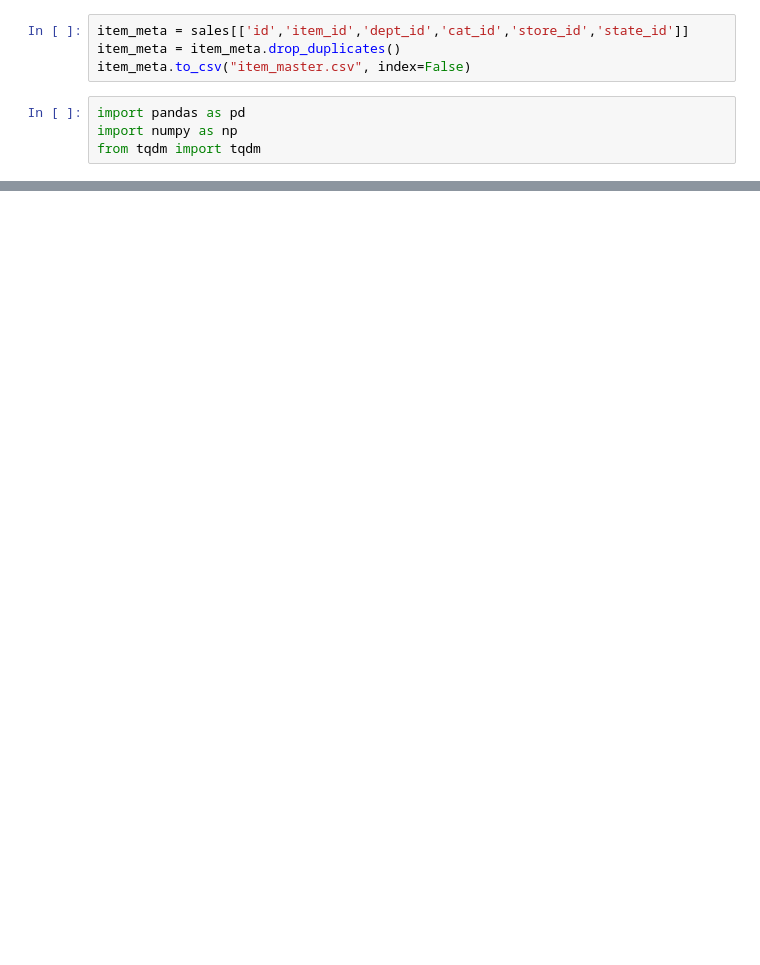
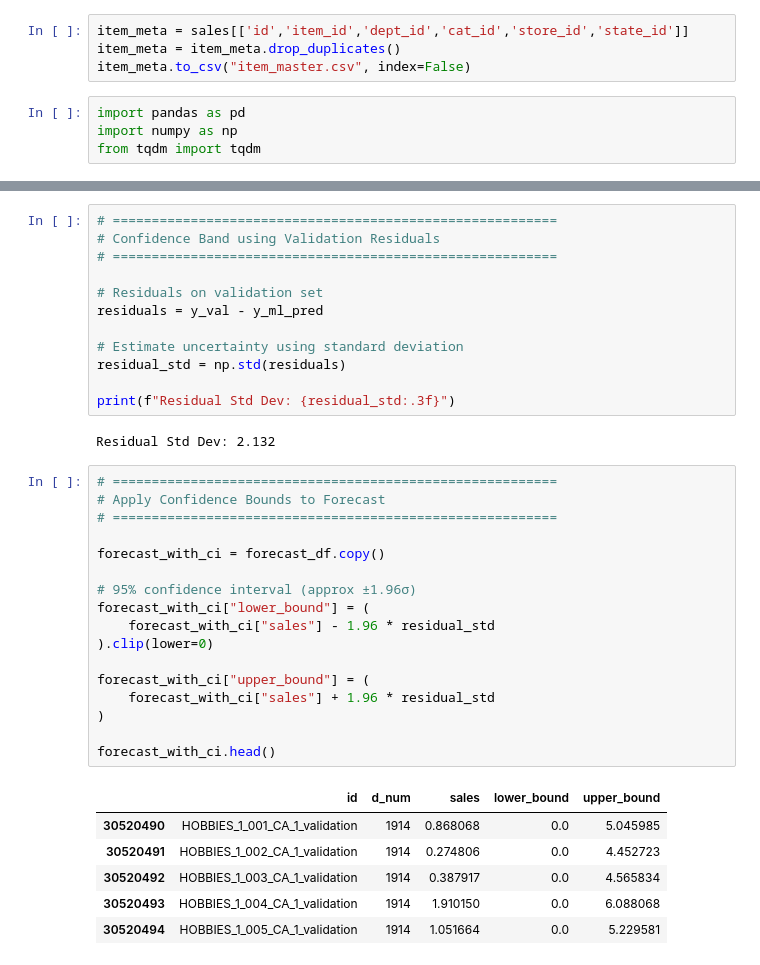
Before and after one commit to Partha0003/m5-sales-forecasting, a Jupyter notebook: forecasting-sales-with-lightgbm-m5-pipeline.ipynb, the cells around one changed output, grey strips where cells are left out. Drawn from its saved outputs; the diff is of its cells as text; blank space fills up the shorter version.

```diff
--- a/forecasting-sales-with-lightgbm-m5-pipeline.ipynb
+++ b/forecasting-sales-with-lightgbm-m5-pipeline.ipynb
@@ -625,0 +746,38 @@ print("historical_monthly.csv saved")
+# %%
+# =========================================================
+# Confidence Band using Validation Residuals
+# =========================================================
+
+# Residuals on validation set
+residuals = y_val - y_ml_pred
+
+# Estimate uncertainty using standard deviation
+residual_std = np.std(residuals)
+
+print(f"Residual Std Dev: {residual_std:.3f}")
+# %% [output]
+Residual Std Dev: 2.132
+# %%
+# =========================================================
+# Apply Confidence Bounds to Forecast
+# =========================================================
+
+forecast_with_ci = forecast_df.copy()
+
+# 95% confidence interval (approx ±1.96σ)
+forecast_with_ci["lower_bound"] = (
+    forecast_with_ci["sales"] - 1.96 * residual_std
+).clip(lower=0)
+
+forecast_with_ci["upper_bound"] = (
+    forecast_with_ci["sales"] + 1.96 * residual_std
+)
+
+forecast_with_ci.head()
+# %% [output]
+|  | id | d_num | sales | lower_bound | upper_bound |
+| 30520490 | HOBBIES_1_001_CA_1_validation | 1914 | 0.868068 | 0.0 | 5.045985 |
+| 30520491 | HOBBIES_1_002_CA_1_validation | 1914 | 0.274806 | 0.0 | 4.452723 |
+| 30520492 | HOBBIES_1_003_CA_1_validation | 1914 | 0.387917 | 0.0 | 4.565834 |
+| 30520493 | HOBBIES_1_004_CA_1_validation | 1914 | 1.910150 | 0.0 | 6.088068 |
+| 30520494 | HOBBIES_1_005_CA_1_validation | 1914 | 1.051664 | 0.0 | 5.229581 |
```
Also changed, not shown: parts of 13 cells of this notebook.
